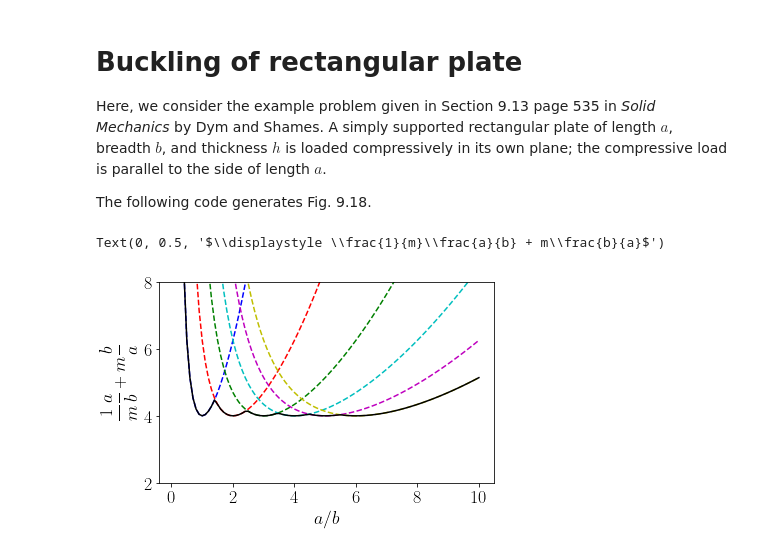
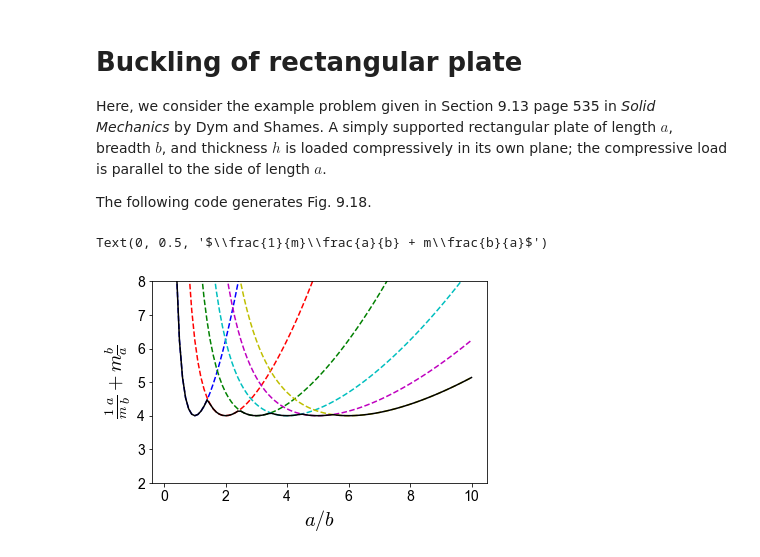
Before and after one commit to jeevanjyoti4/advmechsolids, a Jupyter notebook: rect_plate_vonK.ipynb, the cells around one changed output. Drawn from its saved outputs; the diff is of its cells as text; code cells hidden in the pictures.

```diff
--- a/rect_plate_vonK.ipynb
+++ b/rect_plate_vonK.ipynb
@@ -6,11 +6,20 @@ Here, we consider the example problem given in Section 9.13 page 535 in _Solid M
 The following code generates Fig. 9.18.
 # %%
 %matplotlib inline
+
+#import matplotlib
+
+import matplotlib.pyplot as plt
+from matplotlib import rcParams
+
+#matplotlib.rcParams.update({'font.size': 18,'text.usetex':True})
+
 import numpy as np
-import matplotlib
-import matplotlib.pyplot as plt
 
-matplotlib.rcParams.update({'font.size': 18,'text.usetex':True})
+rcParams['font.family']='sans'
+rcParams['font.sans-serif']='Arial'
+rcParams['font.size']=14
+rcParams['mathtext.fontset']='cm'
 
 inc = 0.1
 a_by_b = np.arange(inc,10+inc,inc)
@@ -18,7 +27,10 @@ a_by_b = np.arange(inc,10+inc,inc)
 m = 1
 k_1 = (m/a_by_b + a_by_b/m)**2
 
-fig, ax = plt.subplots(figsize=(6,6/1.62),nrows=1, ncols=1)
+#fig, ax = plt.subplots(figsize=(6,6/1.62),nrows=1, ncols=1)
+
+fig = plt.figure(figsize=(6,6/1.62))
+ax = fig.add_subplot(111)
 
 
 ax.plot(a_by_b,k_1,'b--')
@@ -27,34 +39,34 @@ ax.set_ylim([2, 8])
 m = 2
 k_2 = (m/a_by_b + a_by_b/m)**2
 ax.plot(a_by_b,k_2,'r--')
 
 m = 3
 k_3 = (m/a_by_b + a_by_b/m)**2
 ax.plot(a_by_b,k_3,'g--')
 
 m = 4
 k_4 = (m/a_by_b + a_by_b/m)**2
 ax.plot(a_by_b,k_4,'c--')
 
 m = 5
 k_5 = (m/a_by_b + a_by_b/m)**2
 ax.plot(a_by_b,k_5,'m--')
 
 m = 6
 k_6 = (m/a_by_b + a_by_b/m)**2
 ax.plot(a_by_b,k_6,'y--')
 
 
 K = np.matrix([k_1,k_2,k_3,k_4,k_5,k_6])
 
 kmin = np.zeros(len(a_by_b))
 for j in range(0,len(a_by_b)):
     kmin[j] = np.min(K[:,j])
 
 ax.plot(a_by_b,kmin,'k-')
 
-ax.set_xlabel(r'$a/b$')
-ax.set_ylabel(r'$\displaystyle \frac{1}{m}\frac{a}{b} + m\frac{b}{a}$')
+ax.set_xlabel(r'$a/b$',fontsize=20)
+ax.set_ylabel(r'$\frac{1}{m}\frac{a}{b} + m\frac{b}{a}$',fontsize=20)
 # %% [output]
-Text(0, 0.5, '$\\displaystyle \\frac{1}{m}\\frac{a}{b} + m\\frac{b}{a}$')
+Text(0, 0.5, '$\\frac{1}{m}\\frac{a}{b} + m\\frac{b}{a}$')
-[figure, old version]
+[figure, new version]
```
Also changed, not shown: parts of 1 cell of this notebook.
